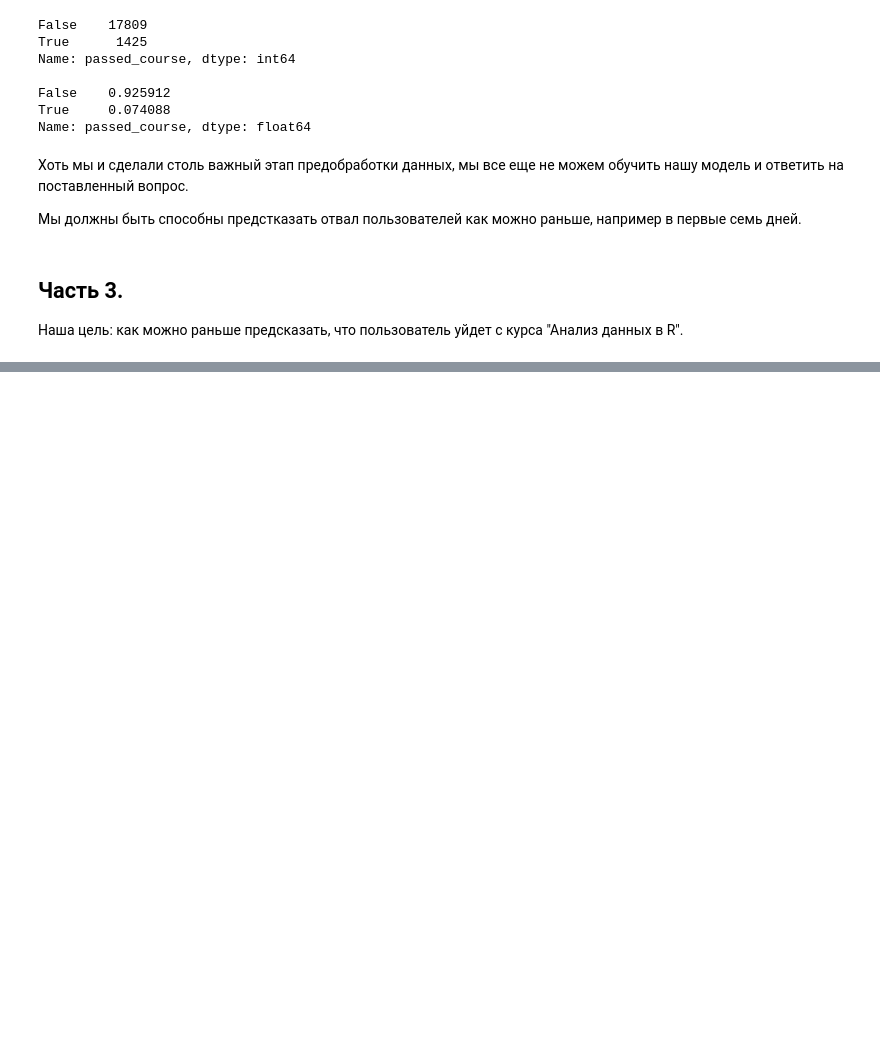
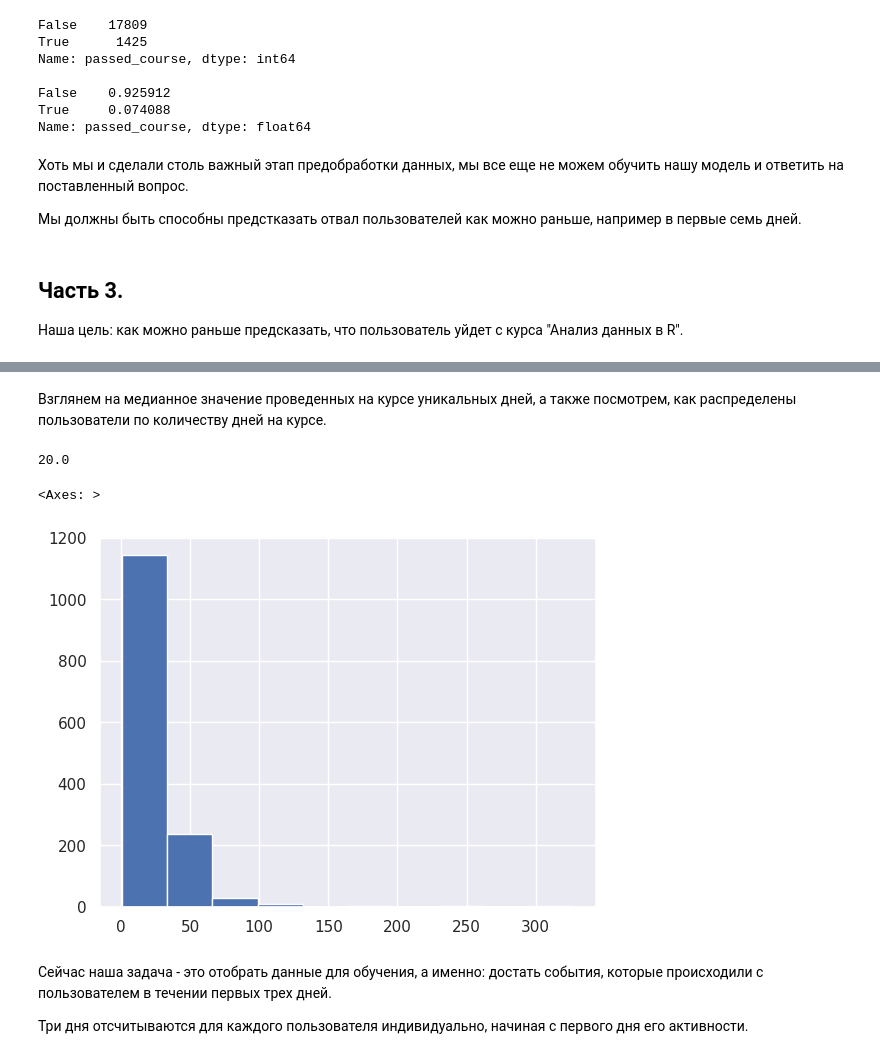
Before and after one commit to mikeasta/StepikDropout, a Jupyter notebook: conspect.ipynb, the cells around one changed output, grey strips where cells are left out. Cells and saved outputs as stored; diff of their text form; code cells hidden in the pictures; blank space fills up the shorter version.

```diff
--- a/conspect.ipynb
+++ b/conspect.ipynb
@@ -496,0 +506,13 @@ Name: passed_course, dtype: float64
+# %% [markdown]
+Взглянем на медианное значение проведенных на курсе уникальных дней, а также посмотрем, как распределены пользователи по количеству дней на курсе.
+# %%
+print(users_data[users_data.passed_course].day.median())
+users_data[users_data.passed_course].day.hist()
+# %% [output]
+20.0
+<Axes: >
+[figure, added]
+# %% [markdown]
+Сейчас наша задача - это отобрать данные для обучения, а именно: достать события, которые происходили с пользователем в течении первых трех дней.
+
+Три дня отсчитываются для каждого пользователя индивидуально, начиная с первого дня его активности.
```
Also changed, not shown: parts of 41 cells of this notebook.
